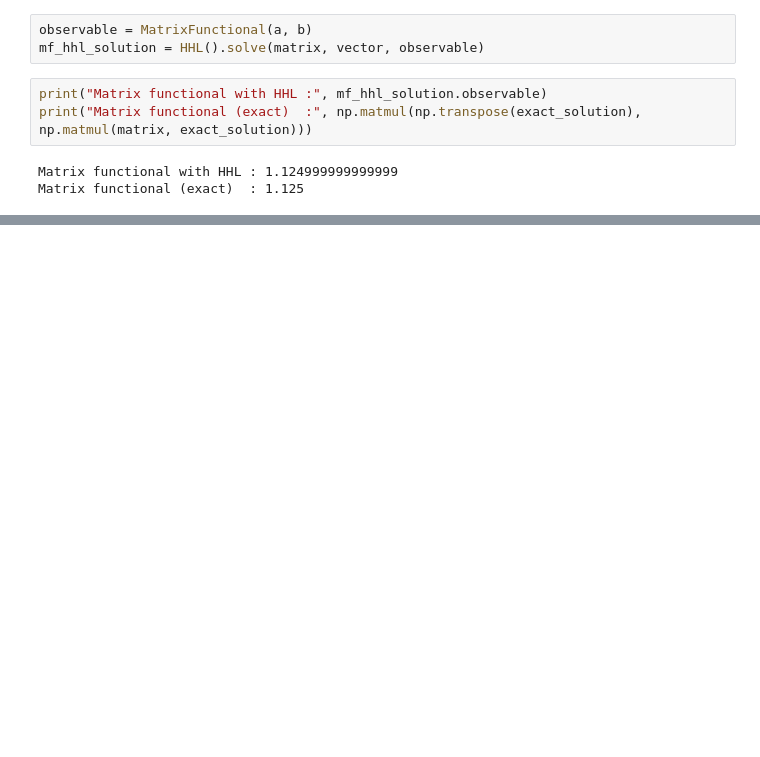
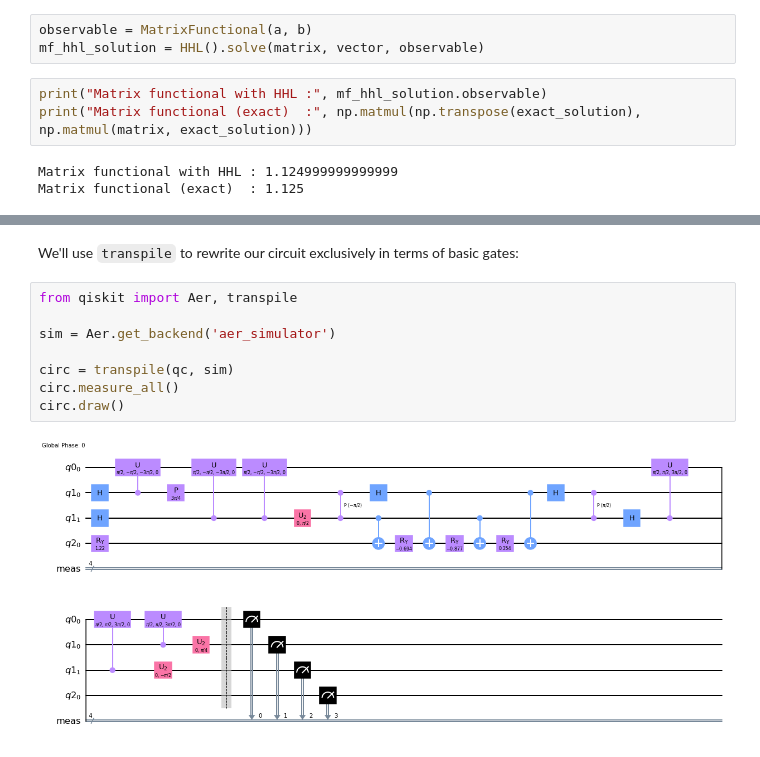
Before and after one commit to NLESC-quantum/quantum_comp, a Jupyter notebook: redcal/hhl/hhl_toymodel.ipynb, the cells around one changed output, grey strips where cells are left out. Cells and saved outputs as stored; diff of their text form; blank space fills up the shorter version.

```diff
--- a/redcal/hhl/hhl_toymodel.ipynb
+++ b/redcal/hhl/hhl_toymodel.ipynb
@@ -232,0 +264,12 @@ Matrix functional (exact)  : 1.125
+# %% [markdown]
+We'll use `transpile` to rewrite our circuit exclusively in terms of basic gates:
+# %%
+from qiskit import Aer, transpile
+
+sim = Aer.get_backend('aer_simulator')
+
+circ = transpile(qc, sim)
+circ.measure_all()
+circ.draw()
+# %% [output]
+[figure, added]
```
Also changed, not shown: parts of 10 cells of this notebook.
